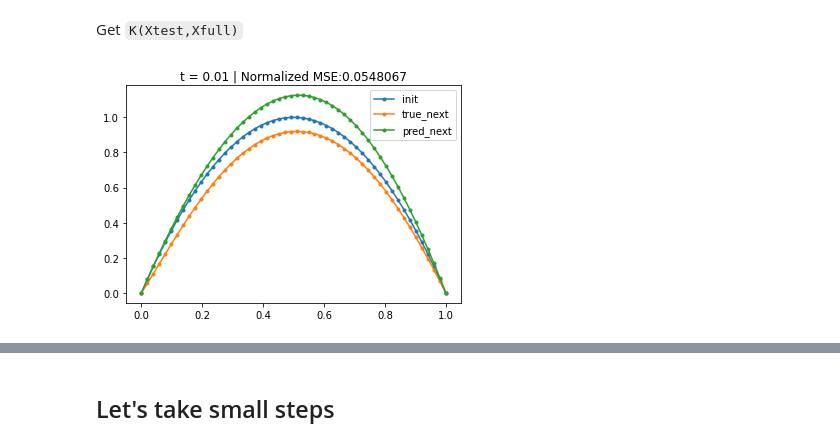
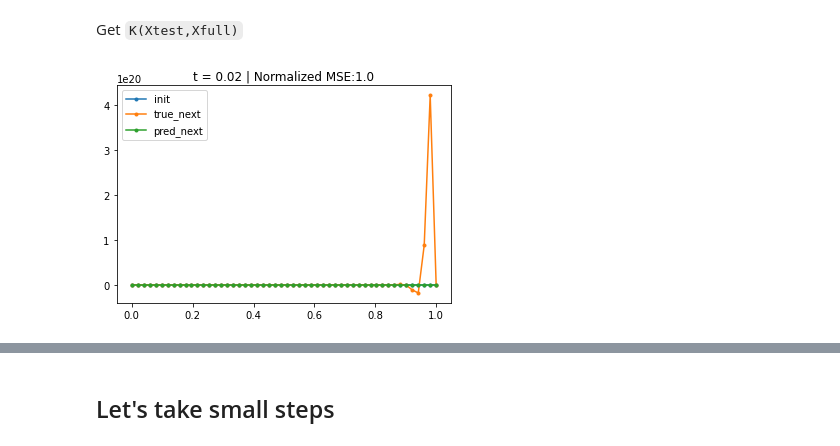
Before and after one commit to jfelipeosorio/kinetick, a Jupyter notebook: pdes/advectionequation_cf.ipynb, the cells around one changed output, grey strips where cells are left out. Drawn from its saved outputs; the diff is of its cells as text; code cells hidden in the pictures.

```diff
--- a/pdes/advectionequation.ipynb
+++ b/pdes/advectionequation_cf.ipynb
@@ -82,7 +92,7 @@ def Kphiphi_assembly(Xomega, Xboundary , h, b, k = 'Gaussian', k_param = 1.):
 
   return Theta
 # %%
-def Kphi_assembly(Xtest, Xomega, Xboundary , h, b, k = 'Gaussian', k_param = 1.):
+def Kphi_assembly(Xtest, Xomega, Xboundary , h, b, c, k = 'Gaussian', k_param = 1.):
 
   # Set kernel to use
   if k == 'Gaussian':
@@ -103,7 +113,7 @@ def Kphi_assembly(Xtest, Xomega, Xboundary , h, b, k = 'Gaussian', k_param = 1.)
   val1 = K(kernel, Xomega, Xtest, k_param)
   val4 = K_ddot(kernel, Xomega, Xtest, k_param, 0, 0)
   val2 = K_dot(kernel, Xomega, Xtest, k_param, 0)
-  val = val1-h*val4+b*h*val2
+  val = val1-h*(c**2)*val4+b*h*val2
   Theta = Theta.at[:Momega, :].set(val)
 
   # Block 2
@@ -124,19 +134,23 @@ Xomega = Xfull[1:-1]
 # u(X_\Omega,0)
 u0 = ad_u0(Xomega)
 # Advection coefficient
-beta = 1
+beta = 5
+# Diffusion coefficient
+c = 0.2
 # kernel
 kernel = 'Gaussian'
 # Kernel lenght-scale
 k_param = 0.5
 # Time step
-h = 0.01
+h = 0.02
 # nugget
 nugget = 1e-7
+# number of eigenvalues in analytical solution
+n = 20
 # %% [markdown]
 Build `Kphiphi`
 # %%
-Kphiphi = Kphiphi_assembly(Xomega, Xboundary, h, beta, k = kernel, k_param = k_param)
+Kphiphi = Kphiphi_assembly(Xomega, Xboundary, h, beta, c, k = kernel, k_param = k_param)
 # %% [markdown]
 Build `y_prev`
 # %%
@@ -149,20 +163,20 @@ sol = jnp.linalg.solve(Kphiphi + nugget*R,y_prev)
 # %% [markdown]
 Get `K(Xtest,Xfull)`
 # %%
-Kphi = Kphi_assembly(Xfull, Xomega, Xboundary , h, beta, k = kernel, k_param = k_param)
+Kphi = Kphi_assembly(Xfull, Xomega, Xboundary , h, beta, c, k = kernel, k_param = k_param)
 # %%
 u_next = np.dot(Kphi.T,sol)
 # %%
 # Initial condition
 plt.plot(Xfull,ad_u0(Xfull),'.-',label='init')
 # True next
-plt.plot(Xfull,ad_sol(Xfull,h,beta,20),'.-',label='true_next')
+plt.plot(Xfull,ad_sol(Xfull,h,beta,c,n),'.-',label='true_next')
 # Predicted next
 plt.plot(Xfull,u_next,'.-',label='pred_next')
 # Plot settings
-nmse = mean_squared_error(u_next,ad_sol(Xfull,h,beta,20))/mean_squared_error(0*ad_sol(Xfull,h,beta,20),ad_sol(Xfull,h,beta,20))
+nmse = mean_squared_error(u_next,ad_sol(Xfull,h,beta,c,n))/mean_squared_error(0*ad_sol(Xfull,h,beta,c,n),ad_sol(Xfull,h,beta,c,n))
 plt.title('t = {} | Normalized MSE:{}'.format(h, round(nmse,7)))
 plt.legend()
 plt.show()
 # %% [output]
-[figure, old version]
+[figure, new version]
```
Also changed, not shown: parts of 5 cells of this notebook, 2 other files.
